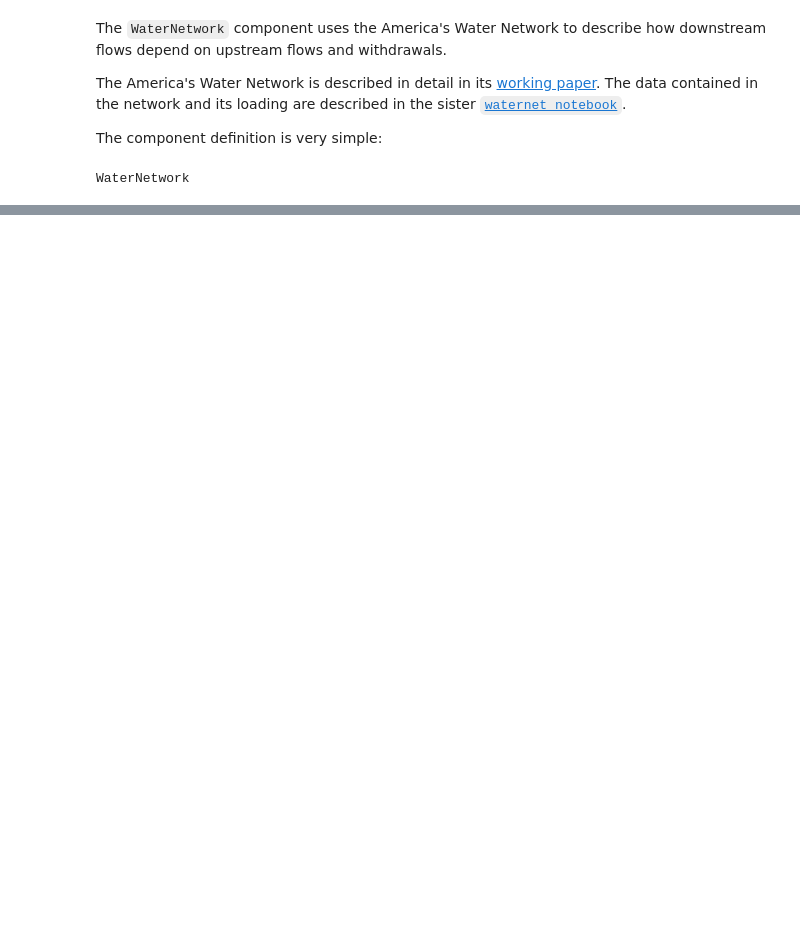
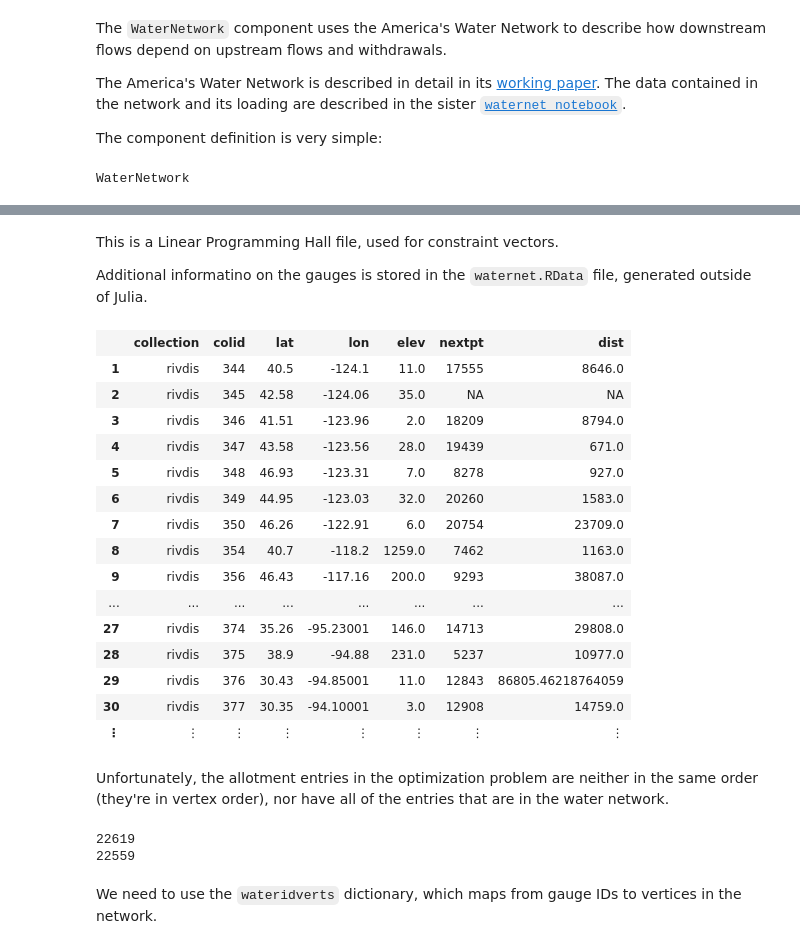
Before and after one commit to AmericasWater/awash, a Jupyter notebook: docs/WaterNetwork.ipynb, the cells around one changed output, grey strips where cells are left out. Cells and saved outputs as stored; diff of their text form; code cells hidden in the pictures; blank space fills up the shorter version.

```diff
--- a/docs/WaterNetwork.ipynb
+++ b/docs/WaterNetwork.ipynb
@@ -31,0 +59,35 @@ Where $N(i)$ are the neighbors of gauge $i$, where neighbors are defined as the
+# %% [markdown]
+This is a Linear Programming Hall file, used for constraint vectors.
+
+Additional informatino on the gauges is stored in the `waternet.RData` file, generated outside of Julia.
+# %%
+using DataFrames
+
+stations = read_rda("../data/waternet.RData", convertdataframes=true)["network"]
+# %% [output]
+|  | collection | colid | lat | lon | elev | nextpt | dist |
+| 1 | rivdis | 344 | 40.5 | -124.1 | 11.0 | 17555 | 8646.0 |
+| 2 | rivdis | 345 | 42.58 | -124.06 | 35.0 | NA | NA |
+| 3 | rivdis | 346 | 41.51 | -123.96 | 2.0 | 18209 | 8794.0 |
+| 4 | rivdis | 347 | 43.58 | -123.56 | 28.0 | 19439 | 671.0 |
+| 5 | rivdis | 348 | 46.93 | -123.31 | 7.0 | 8278 | 927.0 |
+| 6 | rivdis | 349 | 44.95 | -123.03 | 32.0 | 20260 | 1583.0 |
+| 7 | rivdis | 350 | 46.26 | -122.91 | 6.0 | 20754 | 23709.0 |
+| 8 | rivdis | 354 | 40.7 | -118.2 | 1259.0 | 7462 | 1163.0 |
+| 9 | rivdis | 356 | 46.43 | -117.16 | 200.0 | 9293 | 38087.0 |
+| ... | ... | ... | ... | ... | ... | ... | ... |
+| 27 | rivdis | 374 | 35.26 | -95.23001 | 146.0 | 14713 | 29808.0 |
+| 28 | rivdis | 375 | 38.9 | -94.88 | 231.0 | 5237 | 10977.0 |
+| 29 | rivdis | 376 | 30.43 | -94.85001 | 11.0 | 12843 | 86805.46218764059 |
+| 30 | rivdis | 377 | 30.35 | -94.10001 | 3.0 | 12908 | 14759.0 |
+| ⋮ | ⋮ | ⋮ | ⋮ | ⋮ | ⋮ | ⋮ | ⋮ |
+# %% [markdown]
+Unfortunately, the allotment entries in the optimization problem are neither in the same order (they're in vertex order), nor have all of the entries that are in the water network.
+# %%
+println(nrow(stations))
+println(length(cwro.f))
+# %% [output]
+22619
+22559
+# %% [markdown]
+We need to use the `wateridverts` dictionary, which maps from gauge IDs to vertices in the network.
```
Also changed, not shown: parts of 11 cells of this notebook, 10 other files.
